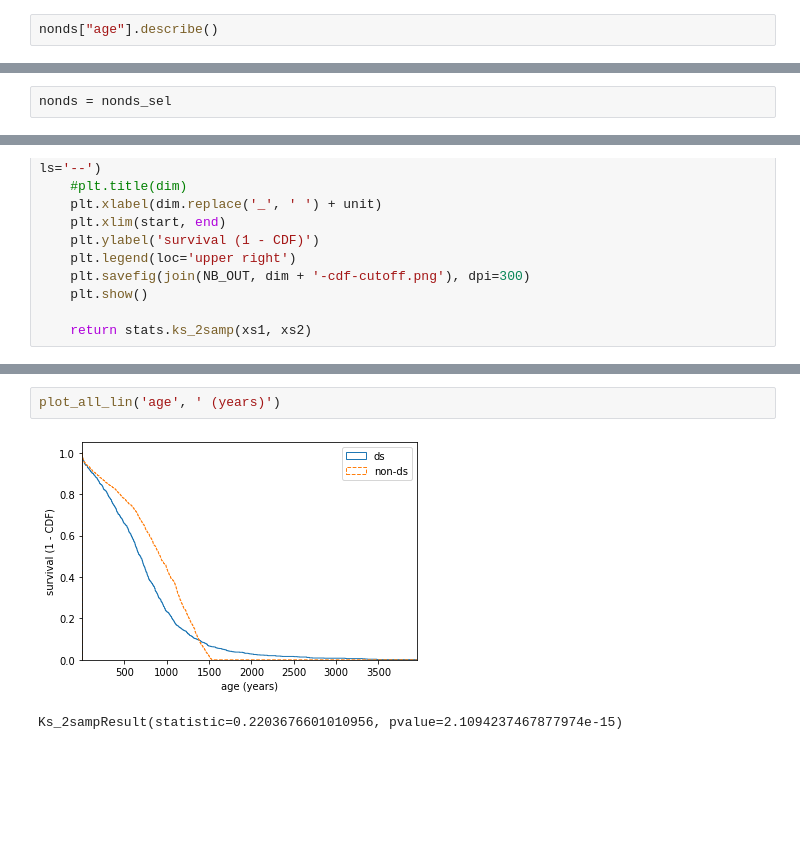
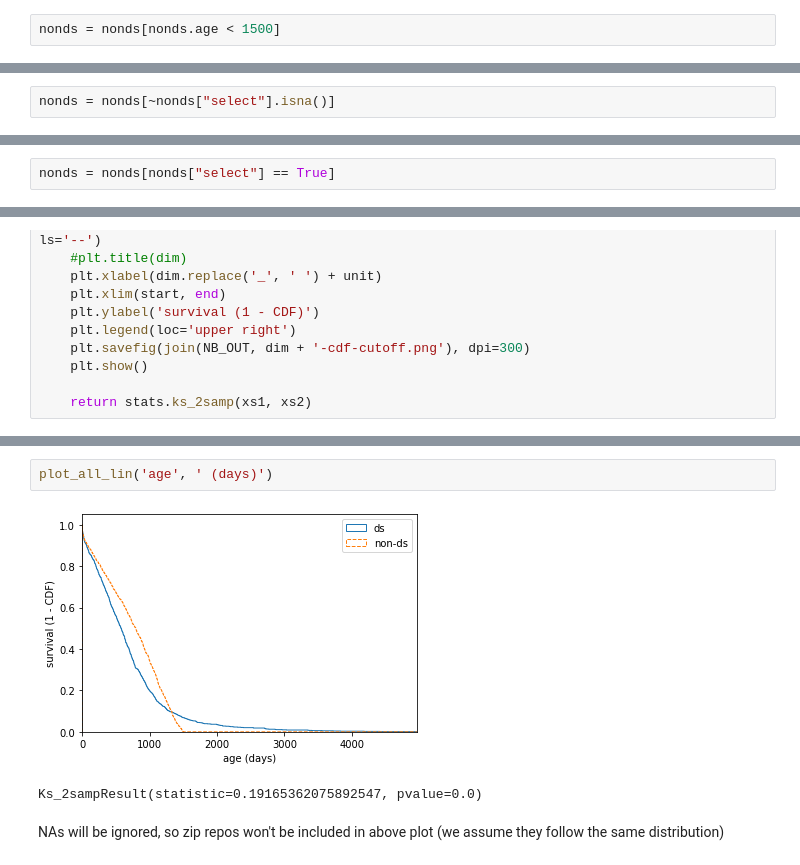
Before and after one commit to a2i2/mining-data-science-repositories, a Jupyter notebook: notebooks/distributions-sel.ipynb, the cells around one changed output, grey strips where cells are left out. Saved outputs shown, nothing was run; the diff lists cells and outputs as text; blank space fills up the shorter version.

```diff
--- a/notebooks/distributions-sel.ipynb
+++ b/notebooks/distributions-sel.ipynb
@@ -83,2 +361,2 @@ nonds["age"] = (nonds["pushed_at"] - nonds["created_at"]) / pd.to_timedelta('1 d
 # %%
-nonds["age"].describe()
+nonds = nonds[nonds.age < 1500]
@@ -124,0 +403,2 @@ Name: age, dtype: float64
+# %%
+nonds = nonds[~nonds["select"].isna()]
@@ -124,0 +409,2 @@ Name: age, dtype: float64
+# %%
+nonds = nonds[nonds["select"] == True]
@@ -201,3 +507 @@ max      1529.408542
 Name: age, dtype: float64
-# %%
-nonds = nonds_sel
@@ -270,8 +576,10 @@ Ks_2sampResult(statistic=0.041154216541545816, pvalue=0.29365910080026736)
 # %%
-plot_all_lin('age', ' (years)')
+plot_all_lin('age', ' (days)')
 # %% [output]
-[figure, old version]
+[figure, new version]
-Ks_2sampResult(statistic=0.2203676601010956, pvalue=2.1094237467877974e-15)
+Ks_2sampResult(statistic=0.19165362075892547, pvalue=0.0)
+# %% [markdown]
+NAs will be ignored, so zip repos won't be included in above plot (we assume they follow the same distribution)
 # %%
 plot_all_lin('number_of_contributors')
 # %% [output]
```
Also changed, not shown: parts of 94 cells of this notebook, 9 other files.
